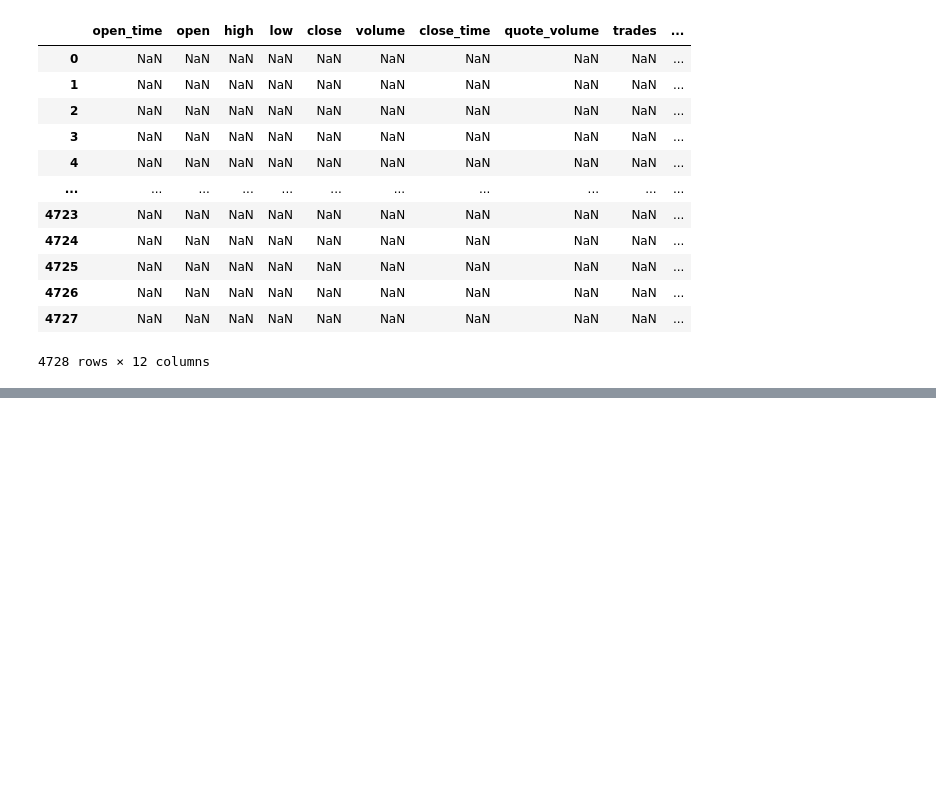
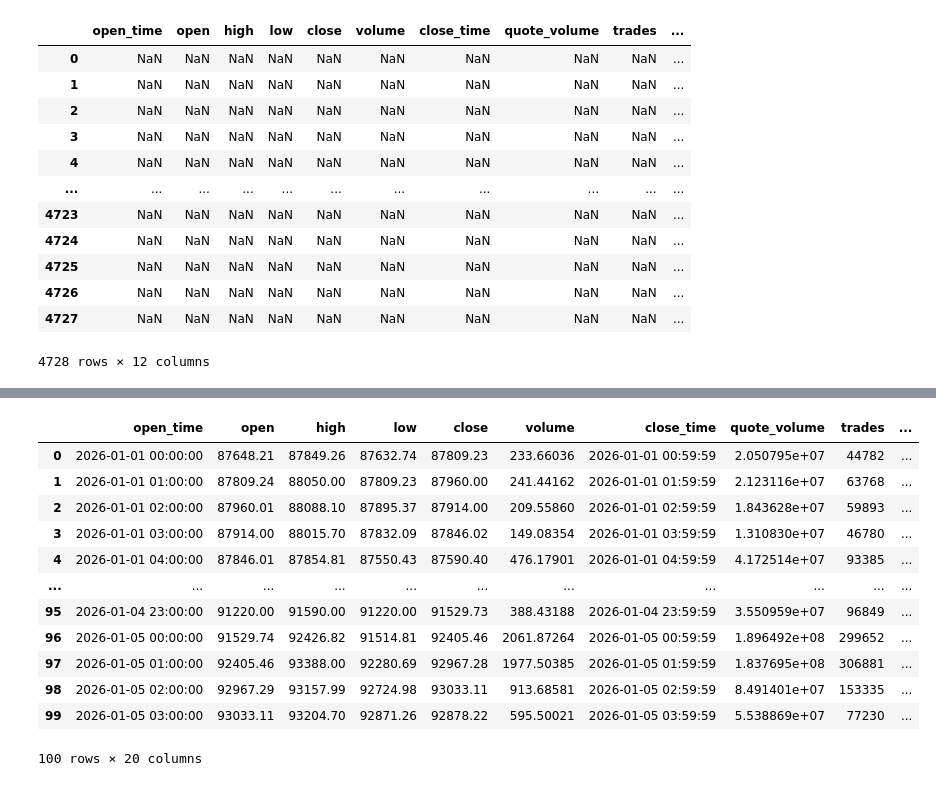
Before and after one commit to gloriaoyewusii/Finance-DE-Project, a Jupyter notebook: Finance DE Project.ipynb, the cells around one changed output, grey strips where cells are left out. Saved outputs shown, nothing was run; the diff lists cells and outputs as text; code cells hidden in the pictures; blank space fills up the shorter version.

```diff
--- a/Finance DE Project.ipynb
+++ b/Finance DE Project.ipynb
@@ -118,0 +329,33 @@ micro_df[micro_df.isnull()]
+# %%
+micro_df["prev_relationship"] = micro_df["ma_relationship"].shift(1)
+# %%
+micro_df["crossover_event"] = micro_df["ma_relationship"] != micro_df["prev_relationship"]
+# %%
+micro_df = micro_df.drop(columns=["crossover_event"])
+# %%
+crossover_conditions = [
+    micro_df["ma_relationship"].isna(),
+    micro_df["prev_relationship"].isna(),
+    micro_df["ma_relationship"] != micro_df["prev_relationship"]
+
+]
+
+crossover_choices = [np.nan, np.nan, True]
+
+micro_df["crossover_event"] = np.select(crossover_conditions, crossover_choices, default='False')
+# %%
+micro_df.head(100)
+# %% [output]
+|  | open_time | open | high | low | close | volume | close_time | quote_volume | trades | ... |
+| 0 | 2026-01-01 00:00:00 | 87648.21 | 87849.26 | 87632.74 | 87809.23 | 233.66036 | 2026-01-01 00:59:59 | 2.050795e+07 | 44782 | ... |
+| 1 | 2026-01-01 01:00:00 | 87809.24 | 88050.00 | 87809.23 | 87960.00 | 241.44162 | 2026-01-01 01:59:59 | 2.123116e+07 | 63768 | ... |
+| 2 | 2026-01-01 02:00:00 | 87960.01 | 88088.10 | 87895.37 | 87914.00 | 209.55860 | 2026-01-01 02:59:59 | 1.843628e+07 | 59893 | ... |
+| 3 | 2026-01-01 03:00:00 | 87914.00 | 88015.70 | 87832.09 | 87846.02 | 149.08354 | 2026-01-01 03:59:59 | 1.310830e+07 | 46780 | ... |
+| 4 | 2026-01-01 04:00:00 | 87846.01 | 87854.81 | 87550.43 | 87590.40 | 476.17901 | 2026-01-01 04:59:59 | 4.172514e+07 | 93385 | ... |
+| ... | ... | ... | ... | ... | ... | ... | ... | ... | ... | ... |
+| 95 | 2026-01-04 23:00:00 | 91220.00 | 91590.00 | 91220.00 | 91529.73 | 388.43188 | 2026-01-04 23:59:59 | 3.550959e+07 | 96849 | ... |
+| 96 | 2026-01-05 00:00:00 | 91529.74 | 92426.82 | 91514.81 | 92405.46 | 2061.87264 | 2026-01-05 00:59:59 | 1.896492e+08 | 299652 | ... |
+| 97 | 2026-01-05 01:00:00 | 92405.46 | 93388.00 | 92280.69 | 92967.28 | 1977.50385 | 2026-01-05 01:59:59 | 1.837695e+08 | 306881 | ... |
+| 98 | 2026-01-05 02:00:00 | 92967.29 | 93157.99 | 92724.98 | 93033.11 | 913.68581 | 2026-01-05 02:59:59 | 8.491401e+07 | 153335 | ... |
+| 99 | 2026-01-05 03:00:00 | 93033.11 | 93204.70 | 92871.26 | 92878.22 | 595.50021 | 2026-01-05 03:59:59 | 5.538869e+07 | 77230 | ... |
+100 rows × 20 columns
```
Also changed, not shown: parts of 29 cells of this notebook.
